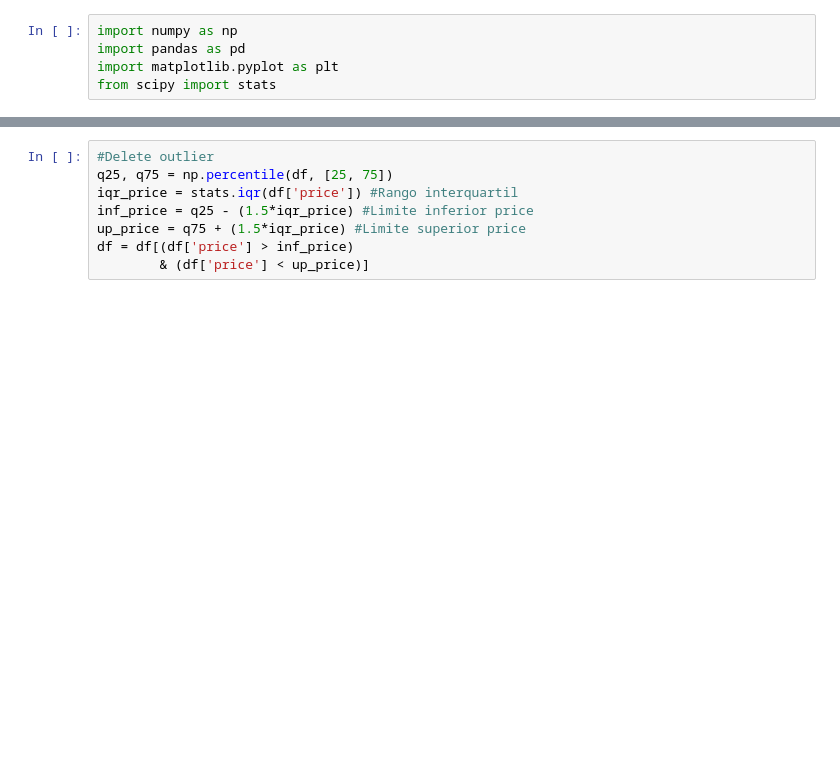
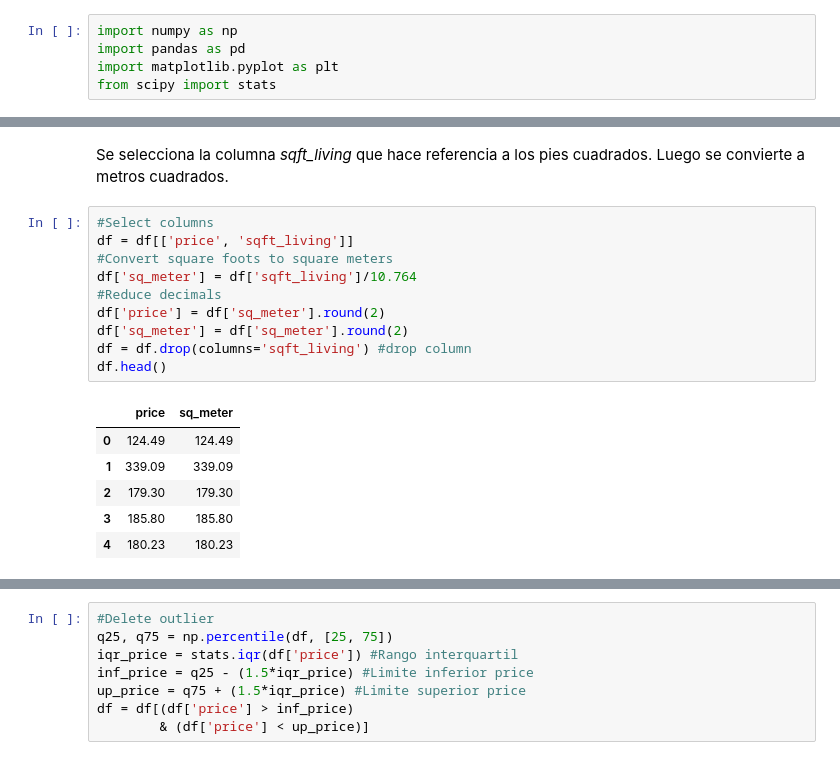
Before and after one commit to luiscopete/houseprice_prediction, a Jupyter notebook: notebook.ipynb, the cells around one changed output, grey strips where cells are left out. Cells and saved outputs as stored; diff of their text form; blank space fills up the shorter version.

```diff
--- a/notebook.ipynb
+++ b/notebook.ipynb
@@ -22,0 +28,19 @@ df['price'].hist()
+# %% [markdown]
+Se selecciona la columna *sqft_living* que hace referencia a los pies cuadrados. Luego se convierte a metros cuadrados.
+# %%
+#Select columns
+df = df[['price', 'sqft_living']]
+#Convert square foots to square meters
+df['sq_meter'] = df['sqft_living']/10.764
+#Reduce decimals
+df['price'] = df['sq_meter'].round(2)
+df['sq_meter'] = df['sq_meter'].round(2)
+df = df.drop(columns='sqft_living') #drop column
+df.head()
+# %% [output]
+|  | price | sq_meter |
+| 0 | 124.49 | 124.49 |
+| 1 | 339.09 | 339.09 |
+| 2 | 179.30 | 179.30 |
+| 3 | 185.80 | 185.80 |
+| 4 | 180.23 | 180.23 |
```
Also changed, not shown: parts of 7 cells of this notebook.
